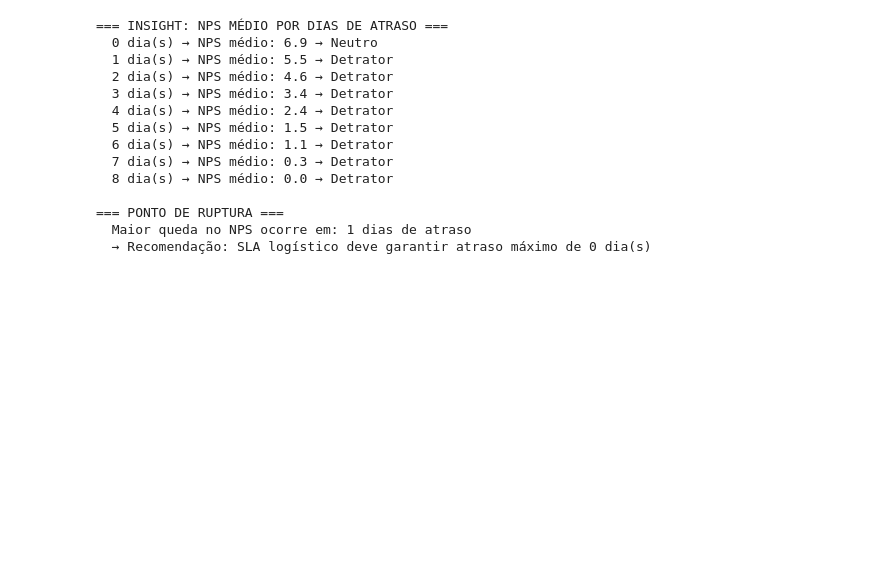
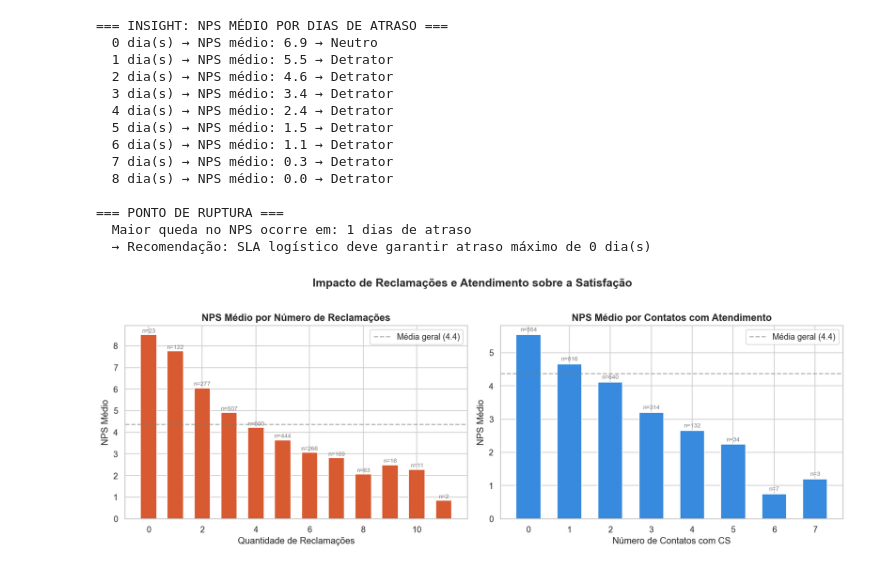
Before and after one commit to GuilhermeDinizLeocadio/Fiap-Nps-Preditivo, a Jupyter notebook: notebooks/01_eda.ipynb, the cells around one changed output. Saved outputs shown, nothing was run; the diff lists cells and outputs as text; code cells hidden in the pictures; blank space fills up the shorter version.

```diff
--- a/notebooks/01_eda.ipynb
+++ b/notebooks/01_eda.ipynb
@@ -331,3 +331,82 @@ print(f"  → Recomendação: SLA logístico deve garantir atraso máximo de "
 === PONTO DE RUPTURA ===
   Maior queda no NPS ocorre em: 1 dias de atraso
   → Recomendação: SLA logístico deve garantir atraso máximo de 0 dia(s)
+# %%
+# ============================================================
+# SEÇÃO 7 - RECLAMAÇÕES E ATENDIMENTO vs NPS
+# ============================================================
+
+fig, axes = plt.subplots(1, 2, figsize=(14, 5))
+
+# --- Gráfico 1: NPS médio por número de reclamações ---
+nps_reclamacoes = (df.groupby('complaints_count')['nps_score']
+                   .agg(['mean', 'count'])
+                   .reset_index())
+
+bars1 = axes[0].bar(nps_reclamacoes['complaints_count'],
+                    nps_reclamacoes['mean'],
+                    color='#D85A30', edgecolor='white', width=0.6)
+
+for bar, (_, row) in zip(bars1, nps_reclamacoes.iterrows()):
+    axes[0].text(bar.get_x() + bar.get_width()/2,
+                 bar.get_height() + 0.1,
+                 f'n={int(row["count"])}',
+                 ha='center', fontsize=8, color='gray')
+
+axes[0].axhline(df['nps_score'].mean(), color='gray', linestyle='--',
+                alpha=0.6, label=f'Média geral ({df["nps_score"].mean():.1f})')
+axes[0].set_title('NPS Médio por Número de Reclamações',
+                  fontsize=13, fontweight='bold')
+axes[0].set_xlabel('Quantidade de Reclamações')
+axes[0].set_ylabel('NPS Médio')
+axes[0].legend()
+
+# --- Gráfico 2: NPS médio por contatos com CS ---
+nps_cs = (df.groupby('customer_service_contacts')['nps_score']
+          .agg(['mean', 'count'])
+          .reset_index())
+
+bars2 = axes[1].bar(nps_cs['customer_service_contacts'],
+                    nps_cs['mean'],
+                    color='#378ADD', edgecolor='white', width=0.6)
+
+for bar, (_, row) in zip(bars2, nps_cs.iterrows()):
+    axes[1].text(bar.get_x() + bar.get_width()/2,
+                 bar.get_height() + 0.1,
+                 f'n={int(row["count"])}',
+                 ha='center', fontsize=8, color='gray')
+
+axes[1].axhline(df['nps_score'].mean(), color='gray', linestyle='--',
+                alpha=0.6, label=f'Média geral ({df["nps_score"].mean():.1f})')
+axes[1].set_title('NPS Médio por Contatos com Atendimento',
+                  fontsize=13, fontweight='bold')
+axes[1].set_xlabel('Número de Contatos com CS')
+axes[1].set_ylabel('NPS Médio')
+axes[1].legend()
+
+plt.suptitle('Impacto de Reclamações e Atendimento sobre a Satisfação',
+             fontsize=15, fontweight='bold', y=1.02)
+plt.tight_layout()
+plt.savefig('../reports/figures/04_reclamacoes_atendimento.png',
+            bbox_inches='tight')
+plt.show()
+
+# Insights numéricos
+print("=== INSIGHT: NPS POR RECLAMAÇÕES ===")
+for _, row in nps_reclamacoes.iterrows():
+    print(f"  {int(row['complaints_count'])} reclamação(ões) → "
+          f"NPS médio: {row['mean']:.1f}  (n={int(row['count'])} clientes)")
+
+print(f"\n=== INSIGHT: NPS POR CONTATOS COM CS ===")
+for _, row in nps_cs.iterrows():
+    print(f"  {int(row['customer_service_contacts'])} contato(s) → "
+          f"NPS médio: {row['mean']:.1f}  (n={int(row['count'])} clientes)")
+
+print(f"\n=== DIFERENÇA ENTRE EXTREMOS ===")
+nps_sem_reclamacao = df[df['complaints_count'] == 0]['nps_score'].mean()
+nps_max_reclamacao = df[df['complaints_count'] == df['complaints_count'].max()]['nps_score'].mean()
+print(f"  Sem reclamações:        NPS médio {nps_sem_reclamacao:.1f}")
+print(f"  Máximo de reclamações:  NPS médio {nps_max_reclamacao:.1f}")
+print(f"  Diferença:              {nps_sem_reclamacao - nps_max_reclamacao:.1f} pontos")
+# %% [output]
+[figure, added]
```
Also changed, not shown: parts of 5 cells of this notebook.
